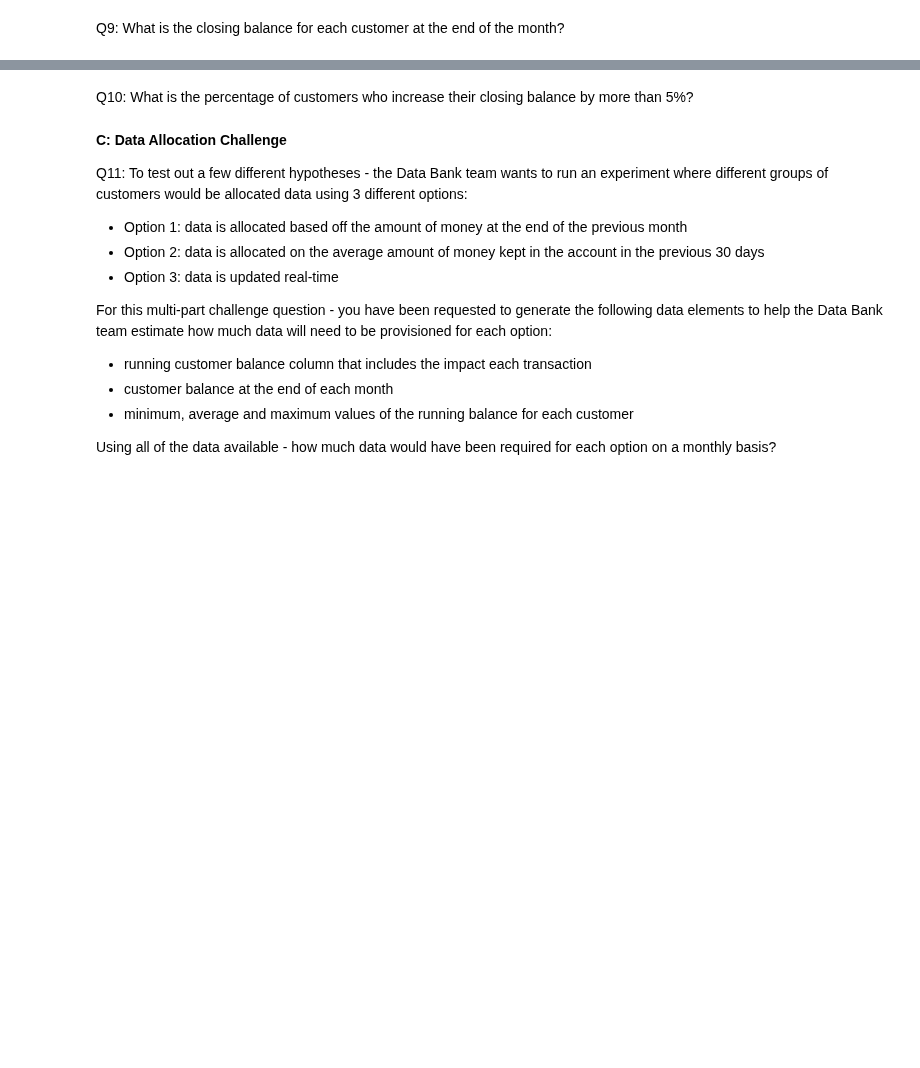
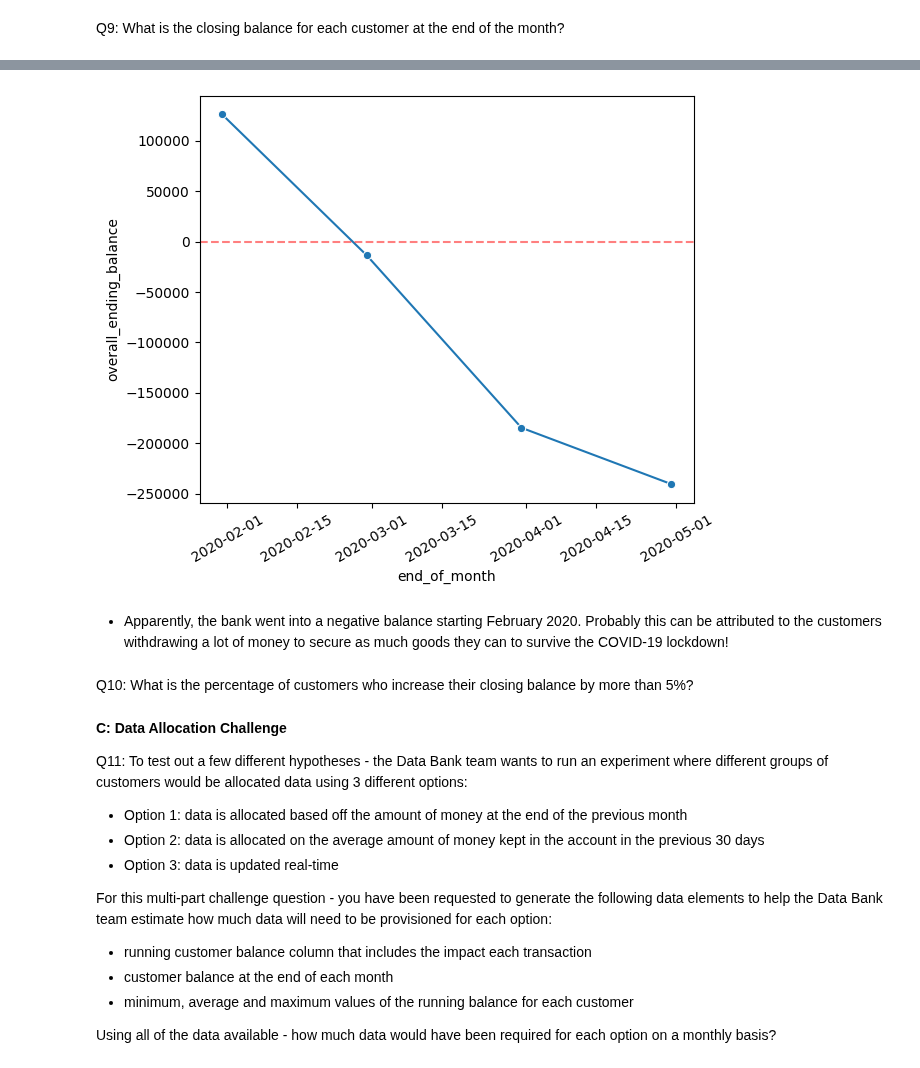
Before and after one commit to 20100215/8_Week_SQL_Challenge, a Jupyter notebook: Week 4 (Data Bank)/week4.ipynb, the cells around one changed output, grey strips where cells are left out. Cells and saved outputs as stored; diff of their text form; code cells hidden in the pictures; blank space fills up the shorter version.

```diff
--- a/Week 4 (Data Bank)/week4.ipynb
+++ b/Week 4 (Data Bank)/week4.ipynb
@@ -320,3 +563,13 @@ Q9: What is the closing balance for each customer at the end of the month?
+# %%
+sns.lineplot(data=q9b_df, x='end_of_month', y='overall_ending_balance', marker='o')
+plt.axhline(y=0, color='red',alpha=0.5,linestyle='--')
+plt.tight_layout()
+plt.xticks(rotation=30)
+plt.show()
+# %% [output]
+[figure, added]
+# %% [markdown]
+- Apparently, the bank went into a negative balance starting February 2020. Probably this can be attributed to the customers withdrawing a lot of money to secure as much goods they can to survive the COVID-19 lockdown!
 # %% [markdown]
 Q10: What is the percentage of customers who increase their closing balance by more than 5%?
 # %% [markdown]
```
Also changed, not shown: parts of 13 cells of this notebook.
